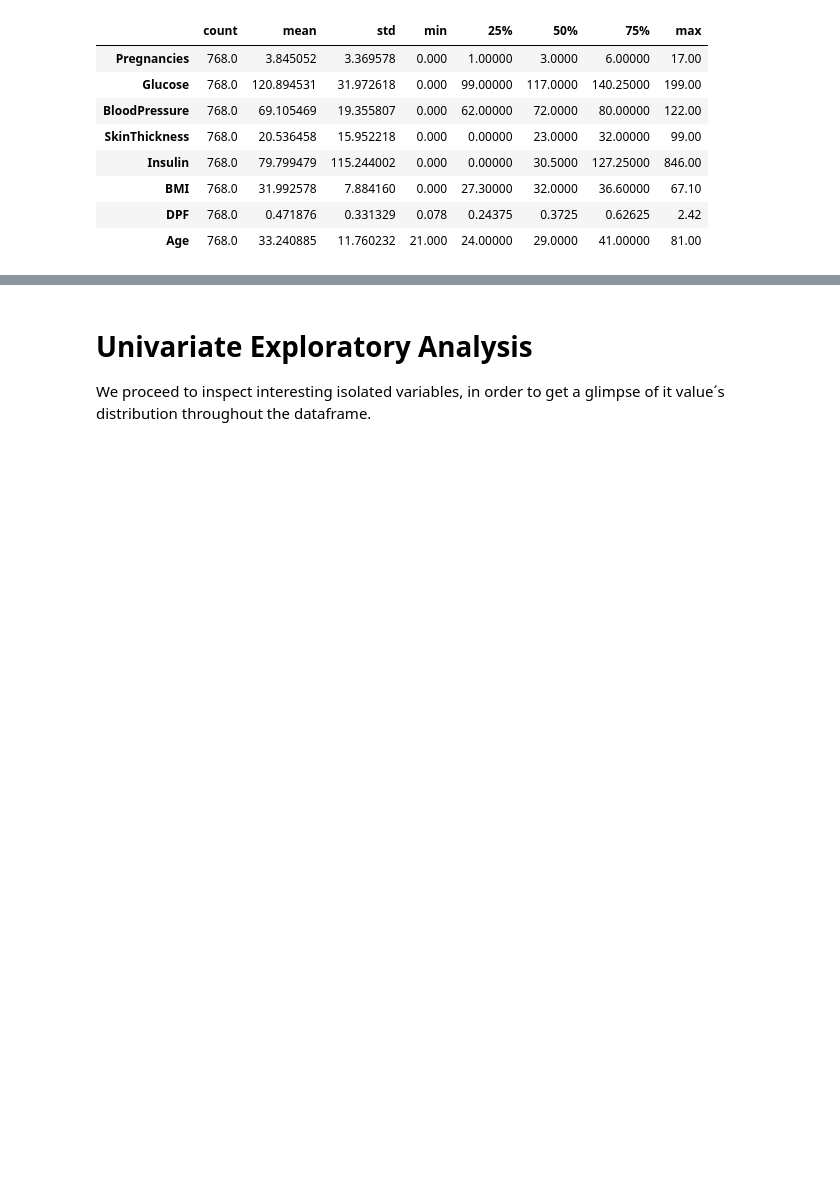
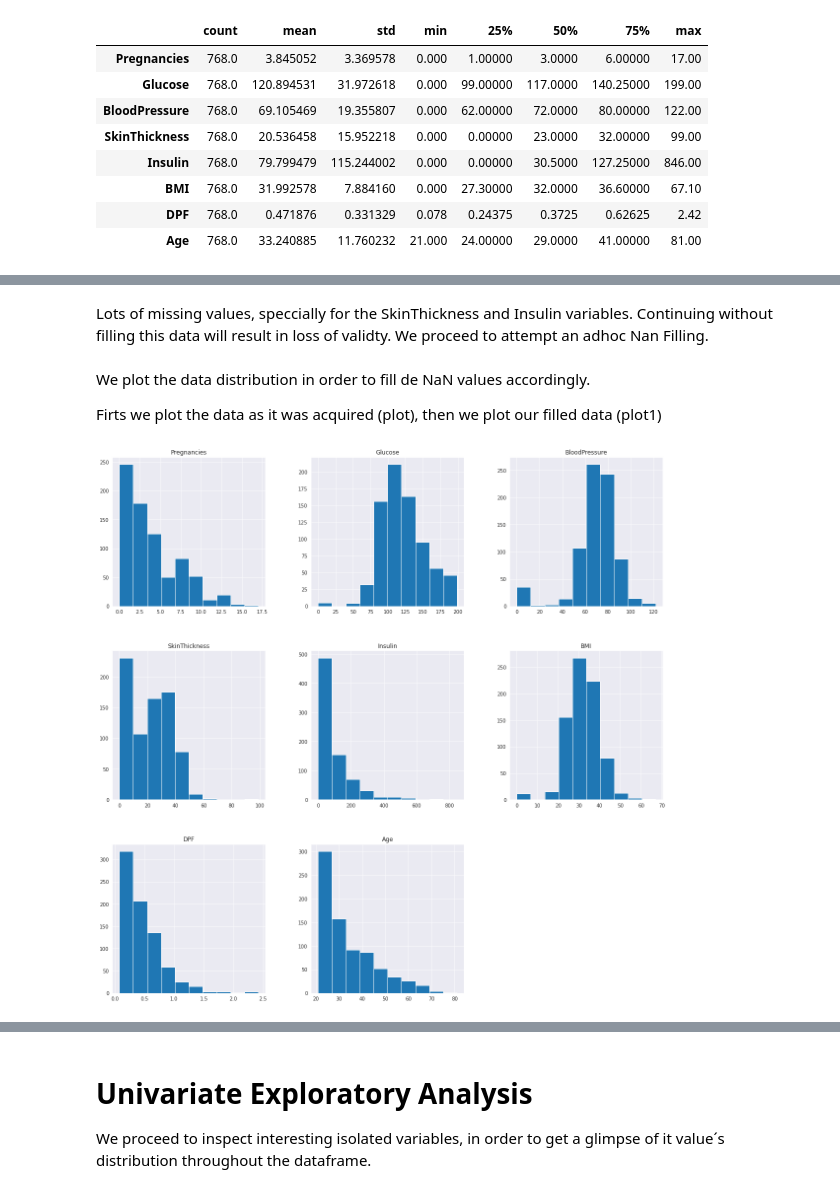
Before and after one commit to RufinoMartin/Diabetes, a Jupyter notebook: Diabetes_Insights.ipynb, the cells around one changed output, grey strips where cells are left out. Saved outputs shown, nothing was run; the diff lists cells and outputs as text; code cells hidden in the pictures; blank space fills up the shorter version.

```diff
--- a/Diabetes_Insights.ipynb
+++ b/Diabetes_Insights.ipynb
@@ -180,0 +227,10 @@ df.describe().T
+# %% [markdown]
+Lots of missing values, speccially for the SkinThickness and Insulin variables. Continuing without filling this data will result in loss of validty. We proceed to attempt an adhoc Nan Filling.
+# %% [markdown]
+We plot the data distribution in order to fill de NaN values accordingly.
+
+Firts we plot the data as it was acquired (plot), then we plot our filled data (plot1)
+# %%
+plot = df.hist(figsize = (20,20))
+# %% [output]
+[figure, added]
```
Also changed, not shown: parts of 25 cells of this notebook.
